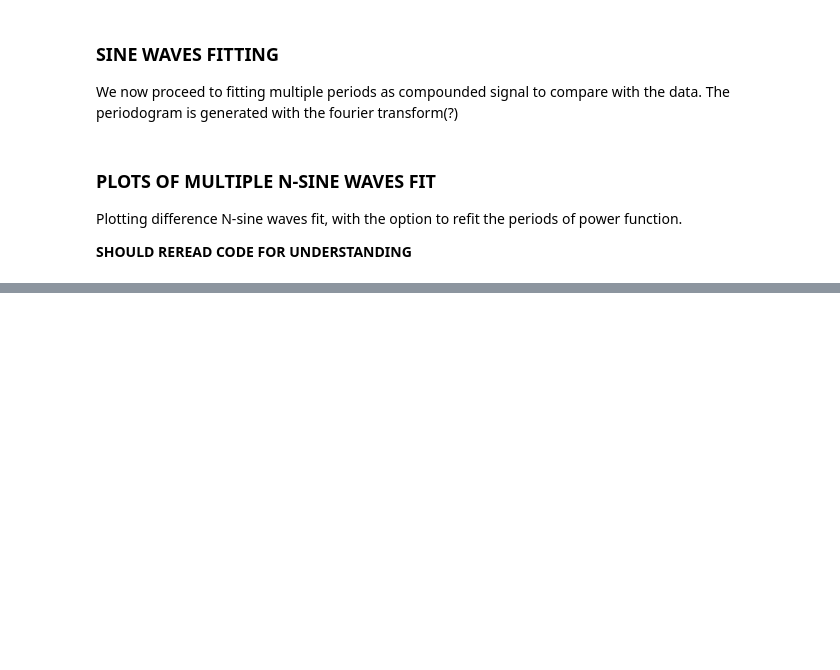
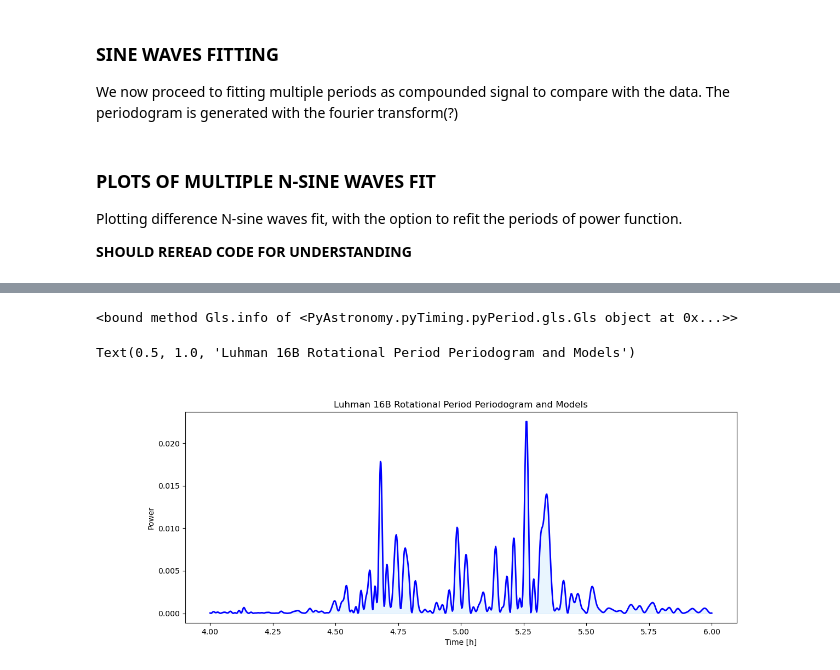
Before and after one commit to fudanguyen/aroma, a Jupyter notebook: AROMA_An_Exo_Rot_Mapping/notebooks/periodSineFit.ipynb, the cells around one changed output, grey strips where cells are left out. Drawn from its saved outputs; the diff is of its cells as text; code cells hidden in the pictures; blank space fills up the shorter version.

```diff
--- a/AROMA_An_Exo_Rot_Mapping/notebooks/periodSineFit.ipynb
+++ b/AROMA_An_Exo_Rot_Mapping/notebooks/periodSineFit.ipynb
@@ -210,0 +206,27 @@ plt.ylim(ylim)
+# %%
+## TEST 2
+periodmax=6.
+periodmin=4.
+frequen = np.linspace(1/periodmax,1/periodmin,1000)
+
+# Compute the GLS periodogram with default options.
+# Choose Zechmeister-Kuerster normalization explicitly
+
+clp = pyPeriod.Gls((time,lc,elc), norm="ZK", freq=frequen,ofac=50)
+print(clp.info)
+
+fr = clp.freq
+pw = clp.power
+hpp = 1./fr
+
+plt.figure(figsize=(13,5))
+plt.text(4.05,0.15,'Data: Luhman 16B Rotational Period Peak ',horizontalalignment='left',fontsize=15,color='blue')
+plt.plot(hpp, pw, '-', linewidth=2,color='blue')
+plt.fill_between(hpp, pw, interpolate=True, color='xkcd:light blue',alpha=0.2)
+plt.xlabel('Time [h]')
+plt.ylabel('Power')
+plt.title('Luhman 16B Rotational Period Periodogram and Models')
+# %% [output]
+<bound method Gls.info of <PyAstronomy.pyTiming.pyPeriod.gls.Gls object at 0x...>>
+Text(0.5, 1.0, 'Luhman 16B Rotational Period Periodogram and Models')
+[figure, added]
```
Also changed, not shown: parts of 2 cells of this notebook, 2 other files.
